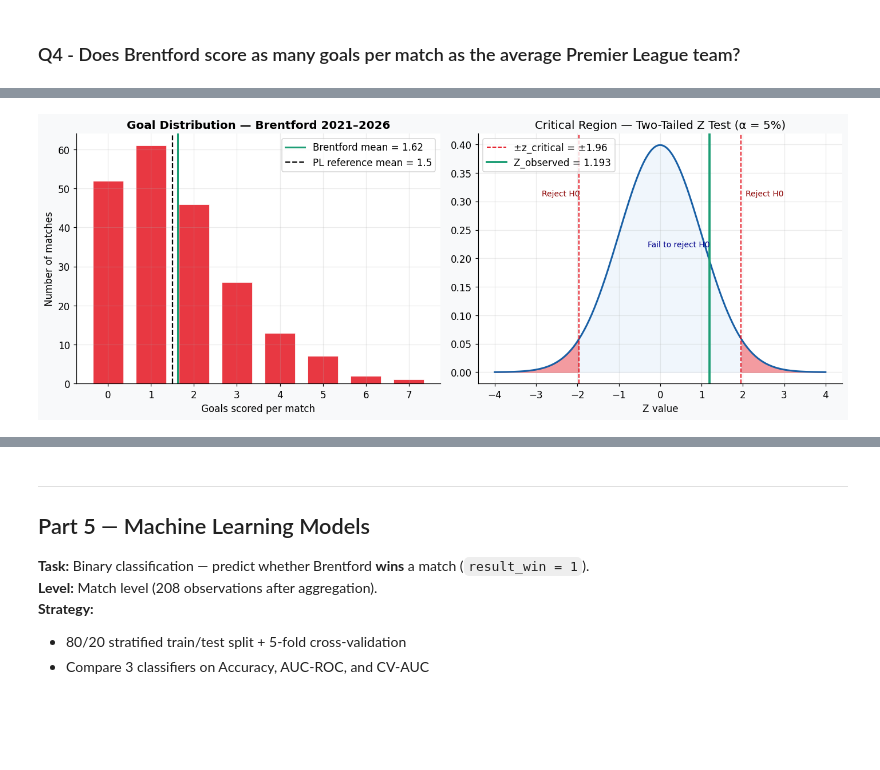
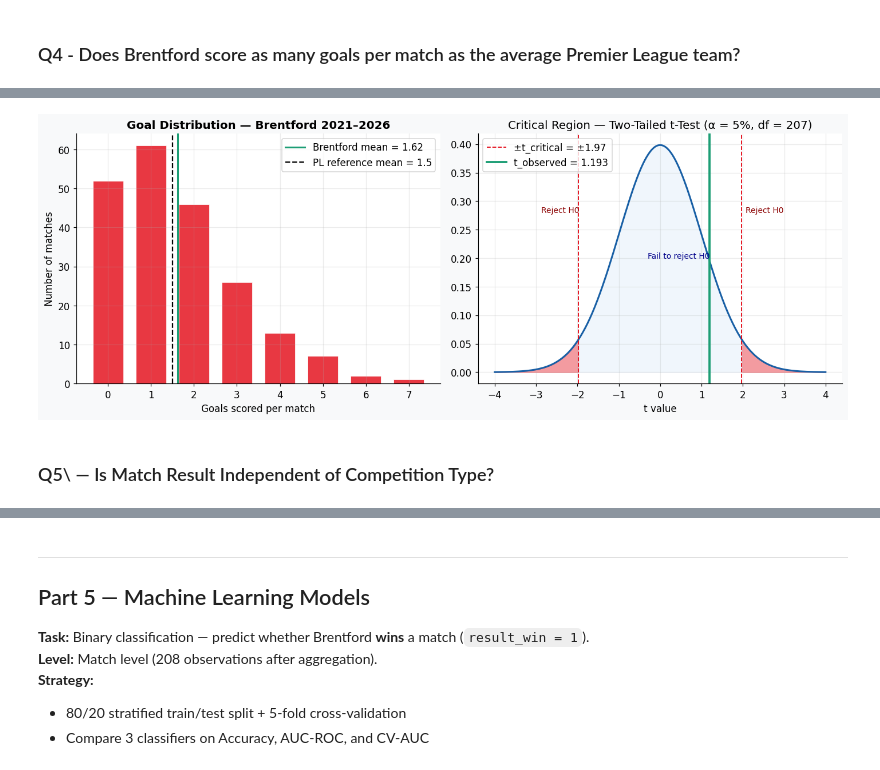
Before and after one commit to Chaksterr/Top_eleven, a Jupyter notebook: notebooks/Brentford_analytics.ipynb, the cells around one changed output, grey strips where cells are left out. Cells and saved outputs as stored; diff of their text form; code cells hidden in the pictures; blank space fills up the shorter version.

```diff
--- a/notebooks/Brentford_analytics.ipynb
+++ b/notebooks/Brentford_analytics.ipynb
@@ -913,51 +1083,47 @@ Fail to reject H0
 # %%
 fig, axes = plt.subplots(1, 2, figsize=(13, 5))
 
 # ── Chart 1: goal distribution + μ₀
-
 axes[0].hist(goals, bins=range(0, int(goals.max()) + 2),
              color=RED, alpha=0.8, edgecolor='white', linewidth=0.6,
              align='left', rwidth=0.7)
-
 axes[0].axvline(x_bar, color=GREEN, linewidth=2,
                 label=f'Brentford mean = {x_bar:.2f}')
-
 axes[0].axvline(mu0, color='black', linestyle='--', linewidth=1.5,
                 label=f'PL reference mean = {mu0}')
-
 axes[0].set_xlabel('Goals scored per match')
 axes[0].set_ylabel('Number of matches')
 axes[0].set_title('Goal Distribution — Brentford 2021–2026', fontweight='bold')
 axes[0].legend()
 
-# ── Chart 2: standard normal distribution + critical regions
+# ── Chart 2: t-distribution (n-1 degrees of freedom) + critical regions
+x = np.linspace(-4, 4, 400)
+axes[1].plot(x, t_dist.pdf(x, df=n-1), color=BLUE, linewidth=2)
 
-x = np.linspace(-4, 4, 400)
-axes[1].plot(x, norm.pdf(x), color=BLUE, linewidth=2)
+for xlim in [(t_crit, 4), (-4, -t_crit)]:
+    xf = np.linspace(*xlim, 200)
+    axes[1].fill_between(xf, t_dist.pdf(xf, df=n-1), color=RED, alpha=0.4)
 
-for xlim in [(z_crit, 4), (-4, -z_crit)]:
-    xf = np.linspace(*xlim, 200)
-    axes[1].fill_between(xf, norm.pdf(xf), color=RED, alpha=0.4)
+xf_a = np.linspace(-t_crit, t_crit, 300)
+axes[1].fill_between(xf_a, t_dist.pdf(xf_a, df=n-1), color=LIGHT, alpha=0.6)
 
-xf_a = np.linspace(-z_crit, z_crit, 300)
-axes[1].fill_between(xf_a, norm.pdf(xf_a), color=LIGHT, alpha=0.6)
+axes[1].axvline(t_crit, color=RED, linestyle='--', linewidth=1.2,
+                label=f'±t_critical = ±{t_crit:.2f}')
+axes[1].axvline(-t_crit, color=RED, linestyle='--', linewidth=1.2)
+axes[1].axvline(t_stat, color=GREEN, linewidth=2.5,
+                label=f't_observed = {t_stat:.3f}')
 
-axes[1].axvline(z_crit, color=RED, linestyle='--', linewidth=1.2,
-                label=f'±z_critical = ±{z_crit:.2f}')
-axes[1].axvline(-z_crit, color=RED, linestyle='--', linewidth=1.2)
+axes[1].text(t_crit + 0.1, 0.28, 'Reject H0', color='darkred', fontsize=9)
+axes[1].text(-t_crit - 0.9, 0.28, 'Reject H0', color='darkred', fontsize=9)
+axes[1].text(-0.3, 0.20, 'Fail to reject H0', color='darkblue', fontsize=9)
 
-axes[1].axvline(Z_obs, color=GREEN, linewidth=2.5,
-                label=f'Z_observed = {Z_obs:.3f}')
-
-axes[1].text(z_crit + 0.1, 0.31, 'Reject H0', color='darkred', fontsize=9)
-axes[1].text(-z_crit - 0.9, 0.31, 'Reject H0', color='darkred', fontsize=9)
-axes[1].text(-0.3, 0.22, 'Fail to reject H0', color='darkblue', fontsize=9)
-
-axes[1].set_title('Critical Region — Two-Tailed Z Test (α = 5%)')
-axes[1].set_xlabel('Z value')
+axes[1].set_title(f'Critical Region — Two-Tailed t-Test (α = 5%, df = {n-1})')
+axes[1].set_xlabel('t value')
 axes[1].legend()
 
 plt.tight_layout()
 plt.show()
 # %% [output]
-[figure, old version]
+[figure, new version]
+# %% [markdown]
+### Q5\ — Is Match Result Independent of Competition Type?
```
Also changed, not shown: parts of 16 cells of this notebook, 1 other file.
